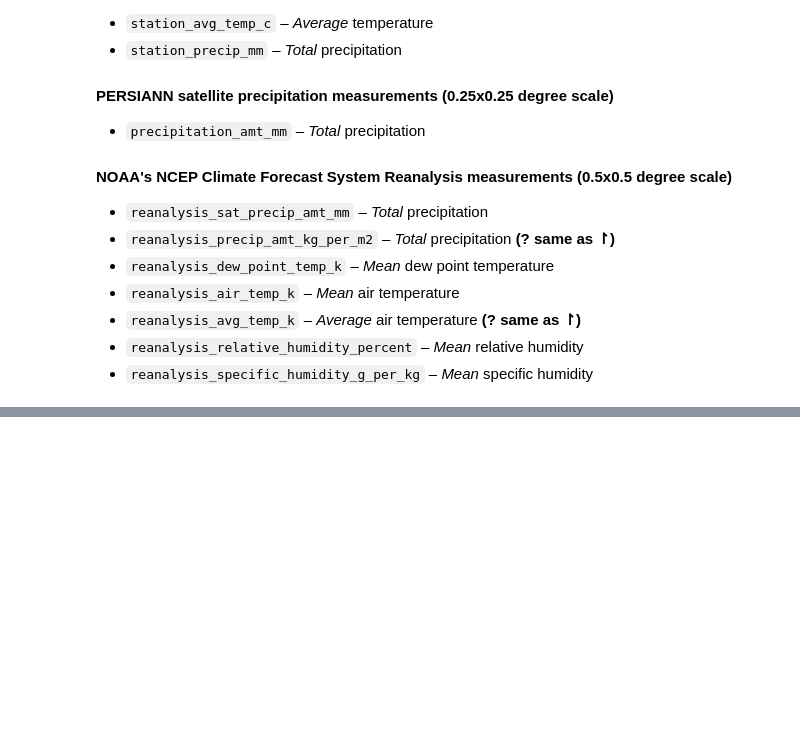
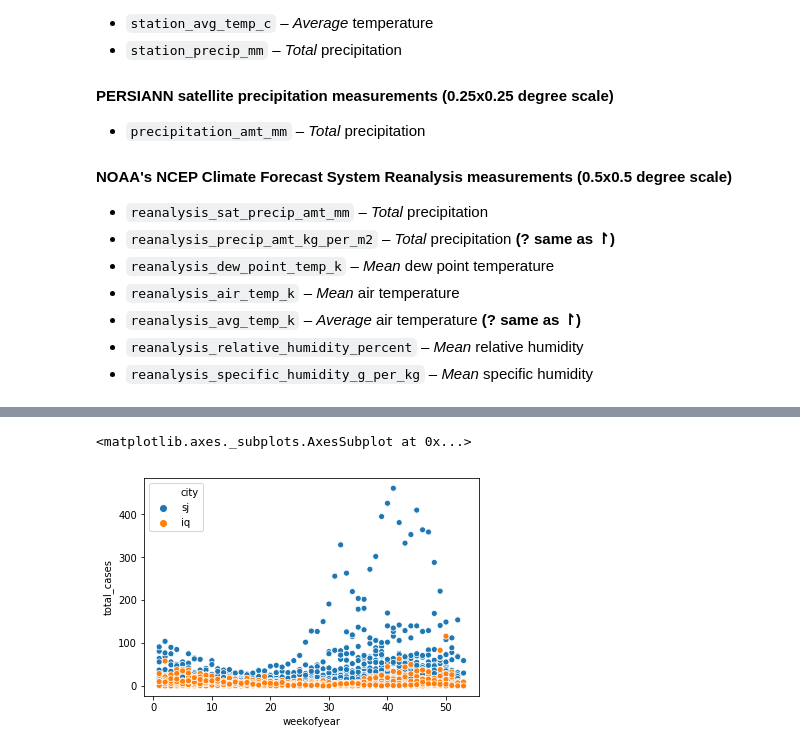
Before and after one commit to rheaxychen/dengue, a Jupyter notebook: predict-dengue.ipynb, the cells around one changed output, grey strips where cells are left out. Cells and saved outputs as stored; diff of their text form; code cells hidden in the pictures; blank space fills up the shorter version.

Commit message:
Inital data prep

```diff
--- a/predict-dengue.ipynb
+++ b/predict-dengue.ipynb
@@ -35,0 +49,3 @@ Because dengue is carried by mosquitoes, it’s transmission dynamics are relate
+# %%
+dengue_features = pd.read_csv("data/dengue_features_train.csv")
+dengue_labels = pd.read_csv("data/dengue_labels_train.csv")
@@ -35,0 +70,5 @@ Because dengue is carried by mosquitoes, it’s transmission dynamics are relate
+# %%
+sns.scatterplot(x="weekofyear", y="total_cases", hue="city", data=dengue_labels)
+# %% [output]
+<matplotlib.axes._subplots.AxesSubplot at 0x...>
+[figure, added]
```
Also changed, not shown: parts of 8 cells of this notebook.
